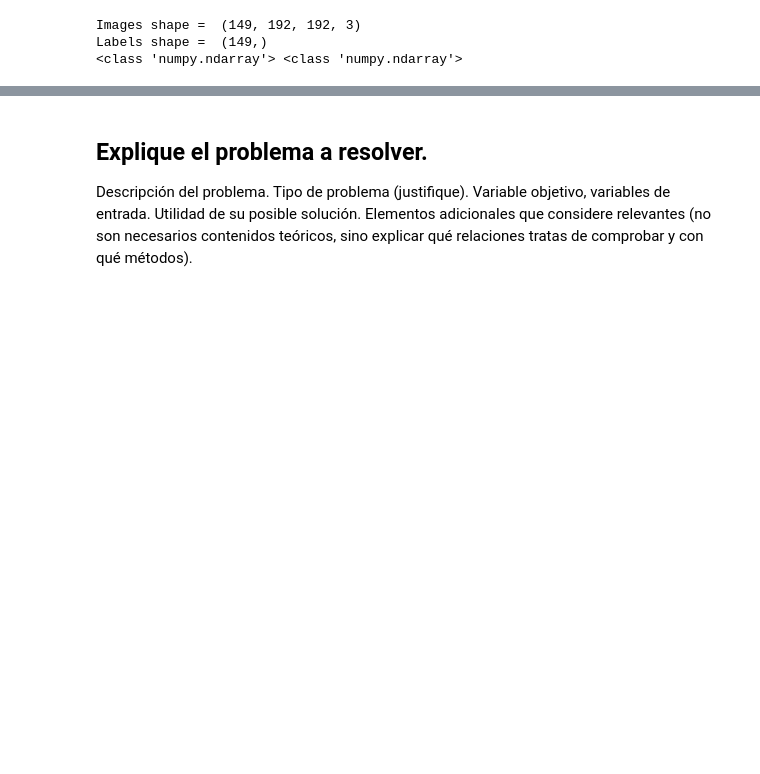
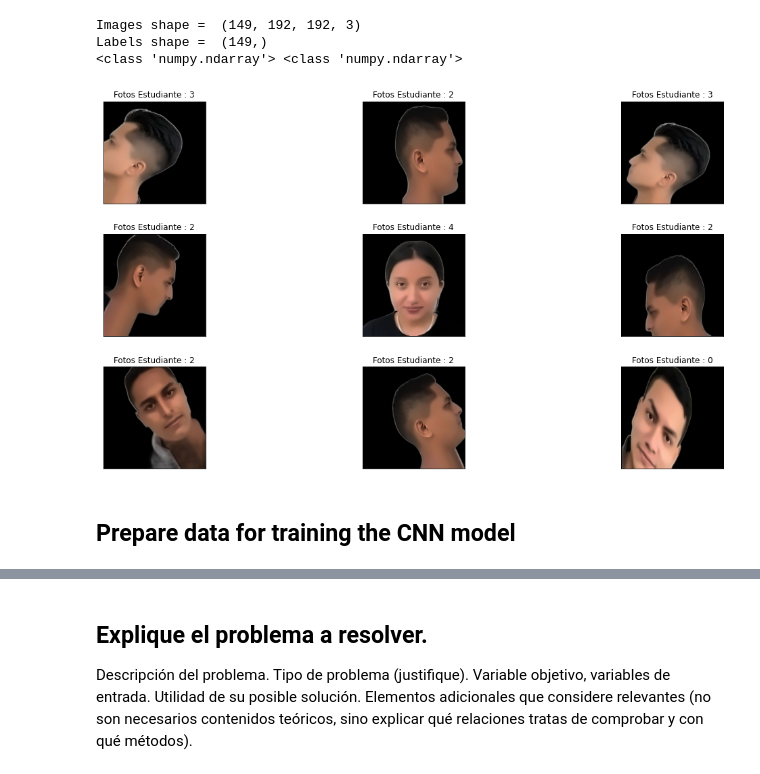
Before and after one commit to LuisOlalla/ProyectoU3_Lucio_Olalla, a Jupyter notebook: [NRC_6278]_LucioCarlos_OlallaLuis_Lab1.ipynb, the cells around one changed output, grey strips where cells are left out. Drawn from its saved outputs; the diff is of its cells as text; code cells hidden in the pictures; blank space fills up the shorter version.

Commit message:
Modelamiento de imagenes

```diff
--- a/[NRC_6278]_LucioCarlos_OlallaLuis_Lab1.ipynb
+++ b/[NRC_6278]_LucioCarlos_OlallaLuis_Lab1.ipynb
@@ -375,3 +375,26 @@ print(type(images),type(labels))
 Images shape =  (149, 192, 192, 3)
 Labels shape =  (149,)
 <class 'numpy.ndarray'> <class 'numpy.ndarray'>
+# %%
+def display_rand_images(images, labels):
+    plt.figure(1 , figsize = (19 , 10))
+    n = 0
+    for i in range(9):
+        n += 1
+        r = np.random.randint(0 , images.shape[0] , 1)
+
+        plt.subplot(3 , 3 , n)
+        plt.subplots_adjust(hspace = 0.3 , wspace = 0.3)
+        plt.imshow(images[r[0]])
+
+        plt.title('Fotos Estudiante : {}'.format(labels[r[0]]))
+        plt.xticks([])
+        plt.yticks([])
+
+    plt.show()
+
+display_rand_images(images, labels)
+# %% [output]
+[figure, added]
+# %% [markdown]
+## Prepare data for training the CNN model
```
Also changed, not shown: parts of 7 cells of this notebook.
